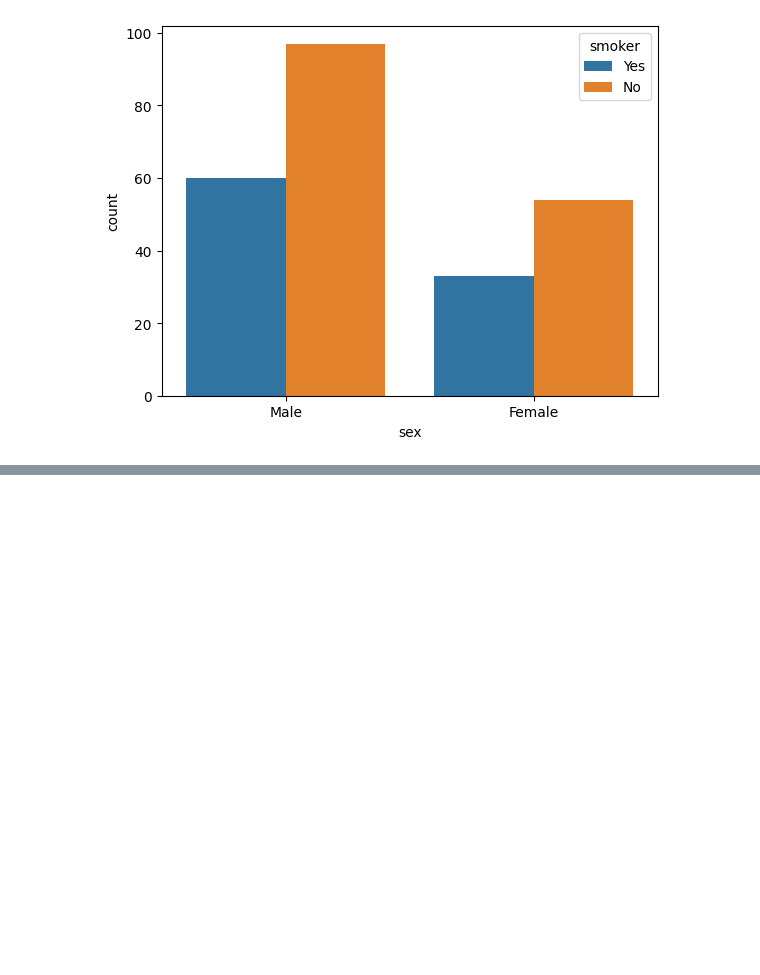
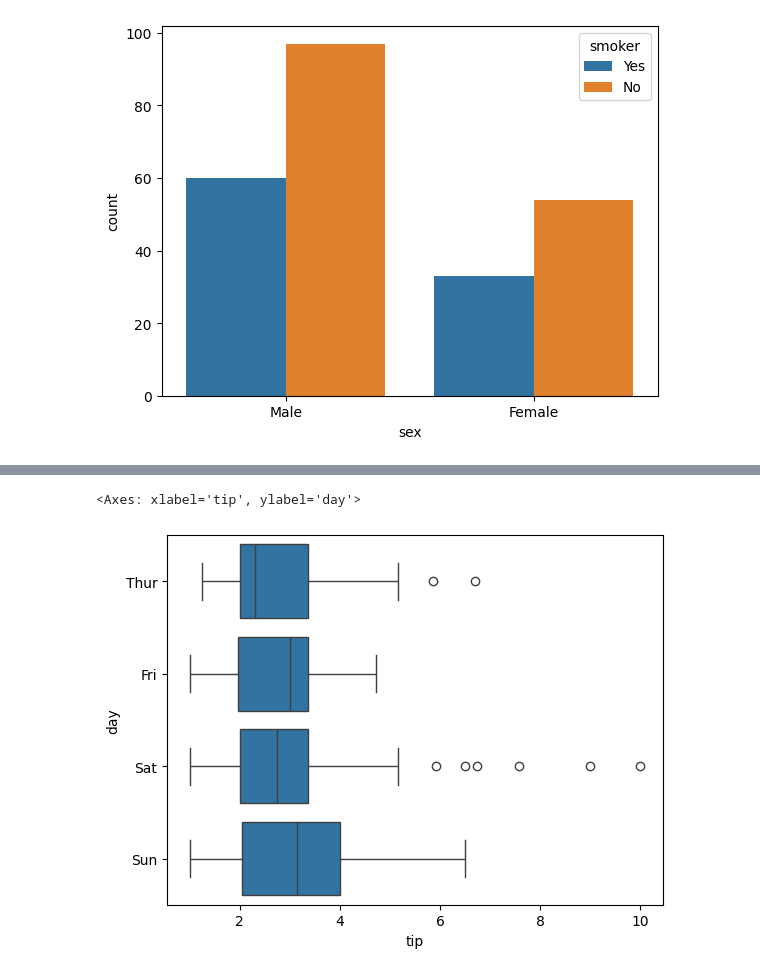
Before and after one commit to iamahnaf/Data-Science-Practice, a Jupyter notebook: catagoricalplots.ipynb, the cells around one changed output, grey strips where cells are left out. Cells and saved outputs as stored; diff of their text form; code cells hidden in the pictures; blank space fills up the shorter version.

```diff
--- a/catagoricalplots.ipynb
+++ b/catagoricalplots.ipynb
@@ -32,0 +38,5 @@ sns.countplot(x=df['sex'],hue=df['smoker'])
+# %%
+sns.boxplot(x=df['tip'],y=df['day'])
+# %% [output]
+<Axes: xlabel='tip', ylabel='day'>
+[figure, added]
```
Also changed, not shown: parts of 1 cell of this notebook.
